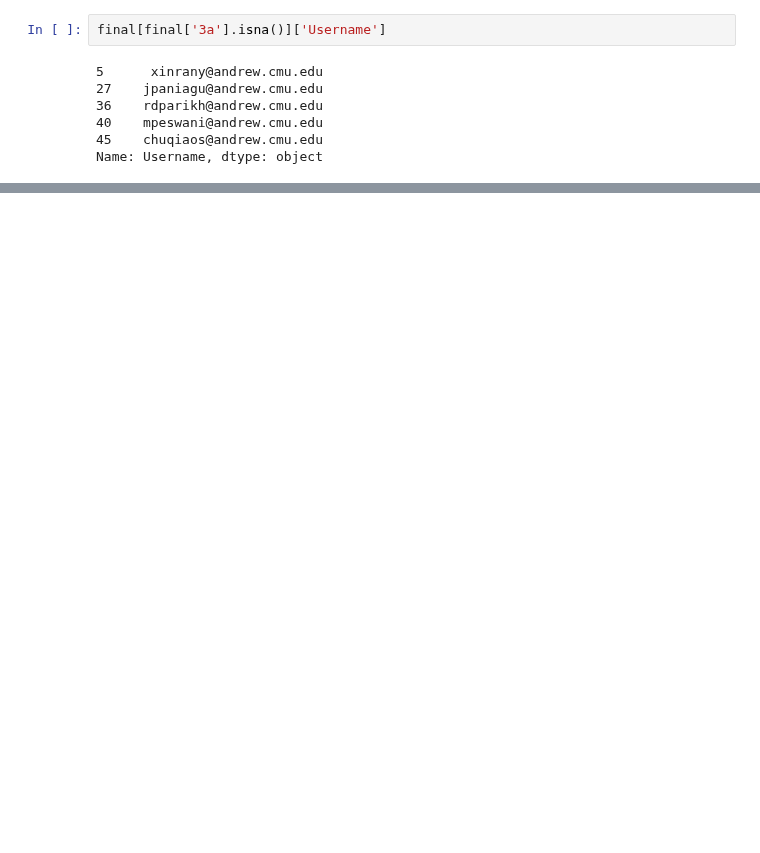
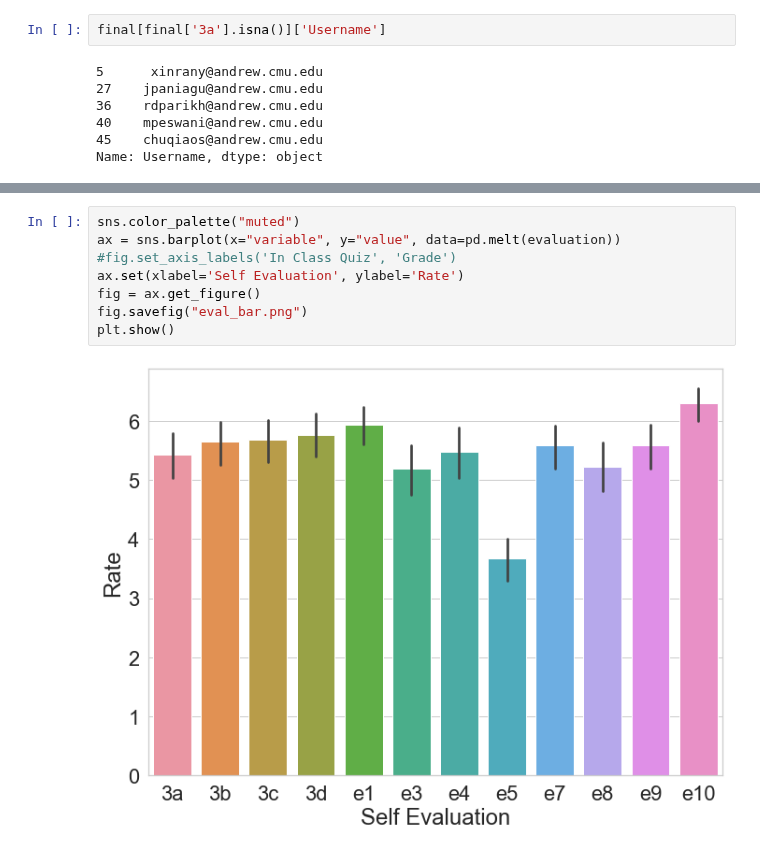
Before and after one commit to WesDeng/Recidivism_Exp, a Jupyter notebook: Quantitive Analysis.ipynb, the cells around one changed output, grey strips where cells are left out. Saved outputs shown, nothing was run; the diff lists cells and outputs as text; blank space fills up the shorter version.

```diff
--- a/Quantitive Analysis.ipynb
+++ b/Quantitive Analysis.ipynb
@@ -36,0 +92,10 @@ final.head()
+# %%
+sns.color_palette("muted")
+ax = sns.barplot(x="variable", y="value", data=pd.melt(evaluation))
+#fig.set_axis_labels('In Class Quiz', 'Grade')
+ax.set(xlabel='Self Evaluation', ylabel='Rate')
+fig = ax.get_figure()
+fig.savefig("eval_bar.png")
+plt.show()
+# %% [output]
+[figure, added]
```
Also changed, not shown: parts of 15 cells of this notebook, 7 other files.
